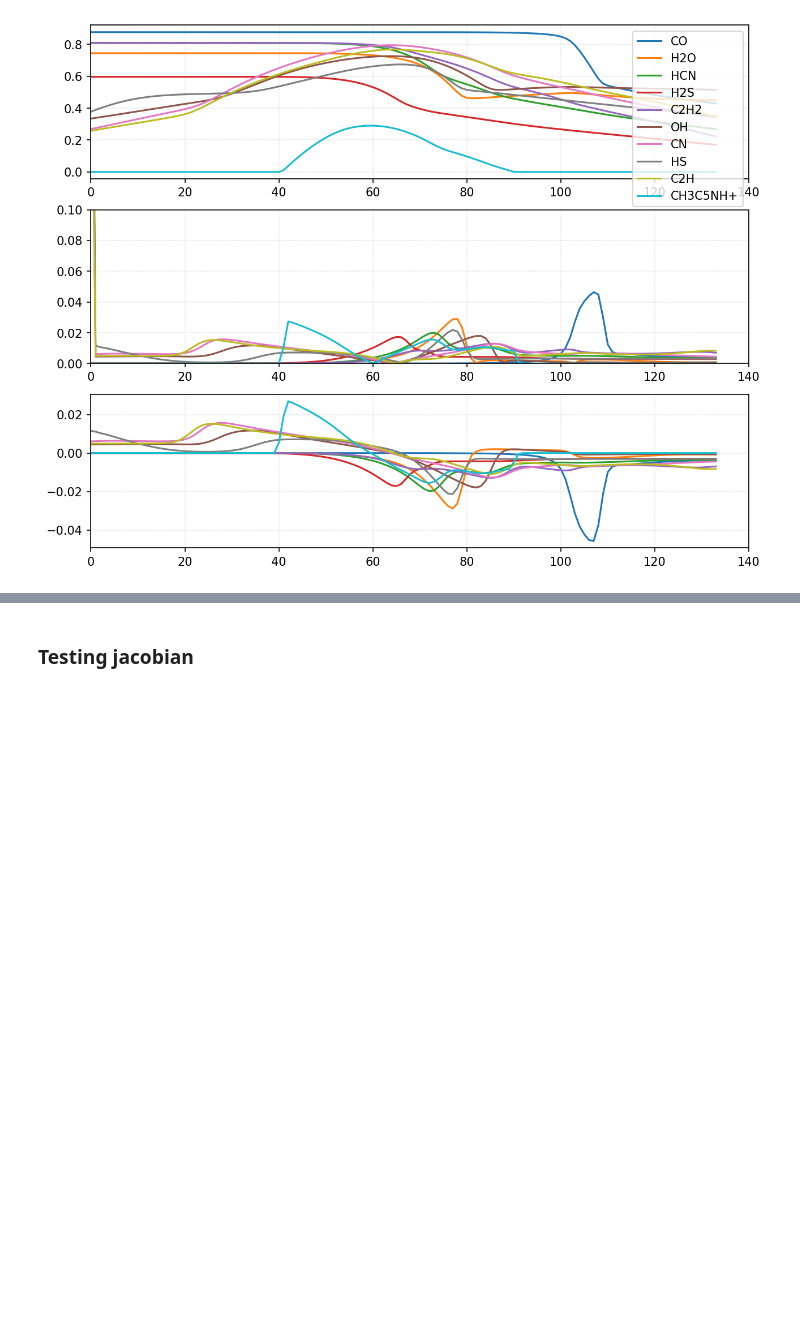
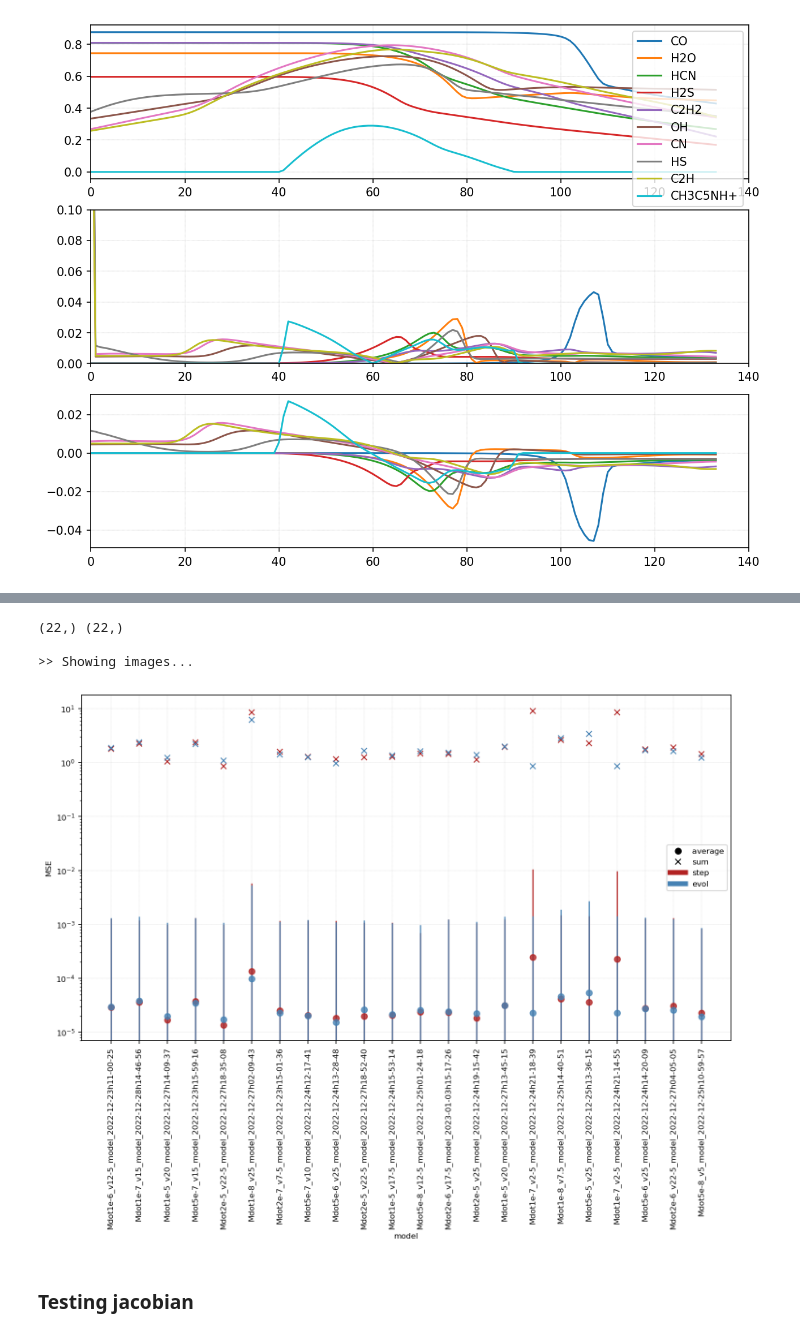
Before and after one commit to silkemaes/MACE, a Jupyter notebook: train2.0_dev.ipynb, the cells around one changed output, grey strips where cells are left out. Cells and saved outputs as stored; diff of their text form; code cells hidden in the pictures; blank space fills up the shorter version.

Commit message:
Routine for plotting the test MSEs

```diff
--- a/train2.0_dev.ipynb
+++ b/train2.0_dev.ipynb
@@ -900,3 +876,59 @@ Solving time [s]: 0.011016130447387695
+# %%
+avg_step = np.array(avg_step)
+std_step = np.array(std_step)
+sum_step = np.array(sum_step)
+avg_evol = np.array(avg_evol)
+std_evol = np.array(std_evol)
+sum_evol = np.array(sum_evol)
+
+
+x = np.linspace(1,22,22)
+print(x.shape, avg_step.shape)
+
+print('\n>> Showing images...')
+fig = plt.figure(figsize = (10,8))
+ax1 = fig.add_subplot((111))
+
+c1 = 'firebrick'
+m1 = 'o'
+m2 = 'x'
+a=0.8
+# ax1.plot(x,avg_step,marker =m,color=c, label = 'avg')
+ax1.errorbar(x,avg_step,std_step, marker=m1, color = c1,linestyle = 'none', label = 'std', alpha = a)
+# ax1.plot(avg_step-std_step,'o', label = 'std')
+ax1.plot(x,sum_step,marker = m2,c=c1, label = 'sum',linestyle = 'none')
+
+c2 = 'steelblue'
+ax1.errorbar(x,avg_evol,std_evol, marker=m1,color=c2, linestyle = 'none', label = 'std', alpha = a)
+# ax1.plot(avg_step-std_step,'o', label = 'std')
+ax1.plot(x,sum_evol,marker=m2,c=c2, label = 'sum', linestyle = 'none')
+
+ax1.set_yscale('log')
+
+ax1.set_xlabel('model')
+ax1.set_ylabel('MSE')
+from matplotlib.ticker import FixedLocator
+ax1.xaxis.set_major_locator(FixedLocator(x))
+ax1.set_xticklabels(mods, rotation=90)
+
+ax1.grid(True, linestyle='--', linewidth=0.1, color='gray')
+
+l_avg = mlines.Line2D([],[], color = 'k', ls = 'none' , marker = m1, label='average')
+l_sum = mlines.Line2D([],[], color = 'k', ls = 'none' , marker = m2, label='sum')
+l_step = mlines.Line2D([],[], color = c1, ls = '-' , label='step',lw = 5)
+l_evol = mlines.Line2D([],[], color = c2, ls = '-' , label='evol',lw = 5)
+handles = [l_avg, l_sum, l_step, l_evol]
+
+plt.legend(handles=handles, loc='center right')
+
+plt.tight_layout()
+plt.savefig(plots_path+'mse.png')
+plt.show()
+# %% [output]
+(22,) (22,)
+
+>> Showing images...
+[figure, added]
 # %% [markdown]
 ### Testing jacobian
 # %%
```
Also changed, not shown: parts of 2 cells of this notebook.
